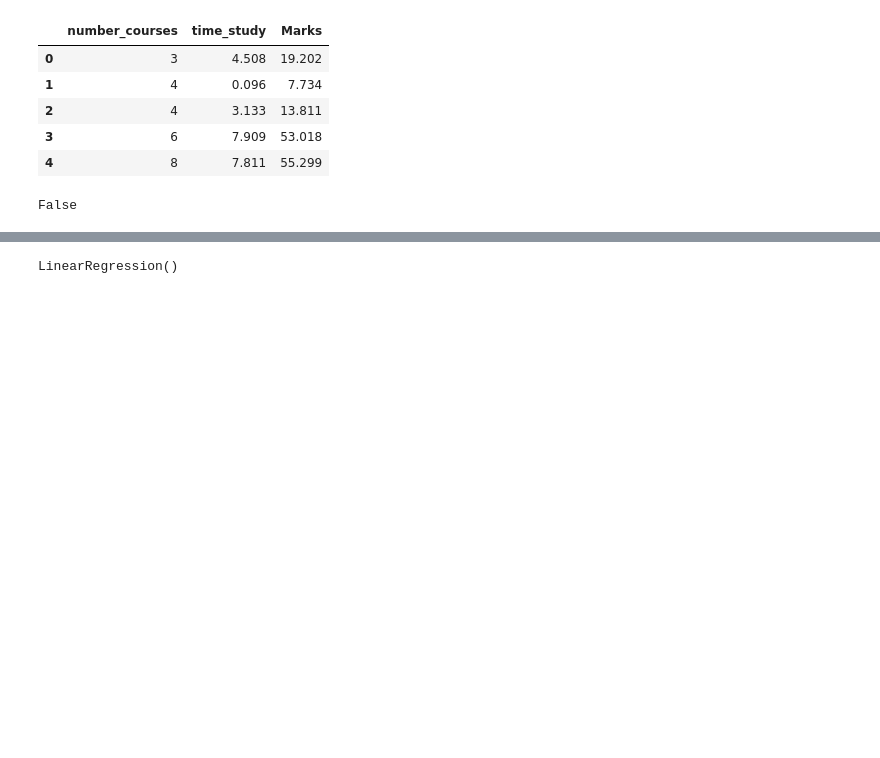
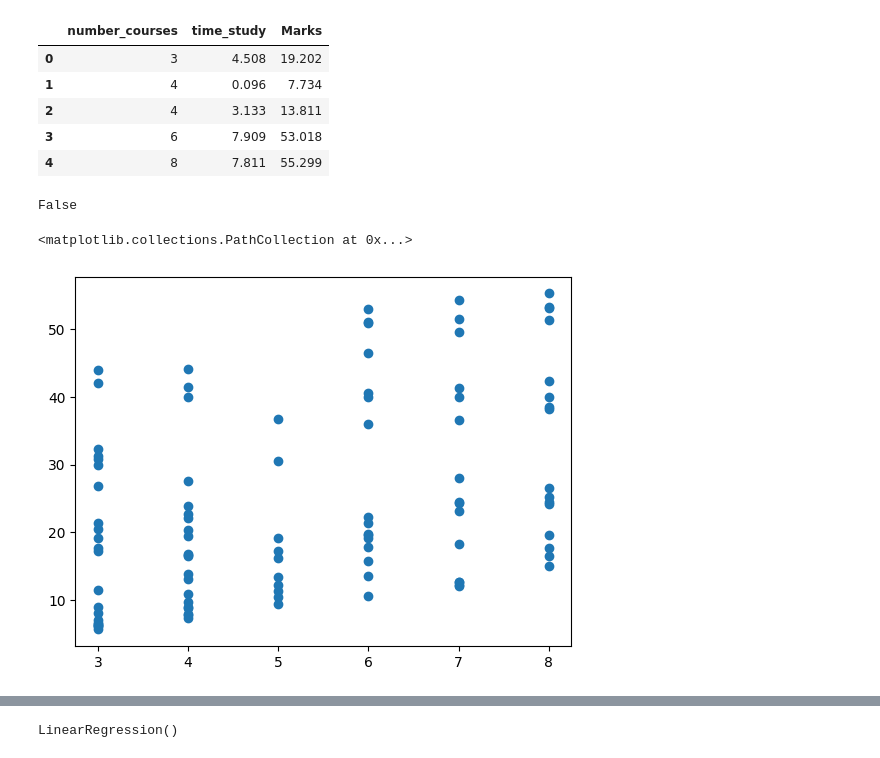
Before and after one commit to ShivangSrivastava/student_performance_prediction, a Jupyter notebook: model/train.ipynb, the cells around one changed output, grey strips where cells are left out. Cells and saved outputs as stored; diff of their text form; code cells hidden in the pictures; blank space fills up the shorter version.

```diff
--- a/model/train.ipynb
+++ b/model/train.ipynb
@@ -6,5 +12,5 @@ from sklearn.model_selection import train_test_split
 # %%
-df = pd.read_csv('Student_Marks.csv')
+df = pd.read_csv('../data/Student_Marks.csv')
 df.head()
 # %% [output]
 |  | number_courses | time_study | Marks |
@@ -19,0 +29,5 @@ False
+# %%
+plt.scatter(df['number_courses'],df['Marks'])
+# %% [output]
+<matplotlib.collections.PathCollection at 0x...>
+[figure, added]
```
Also changed, not shown: parts of 8 cells of this notebook, 2 other files.
